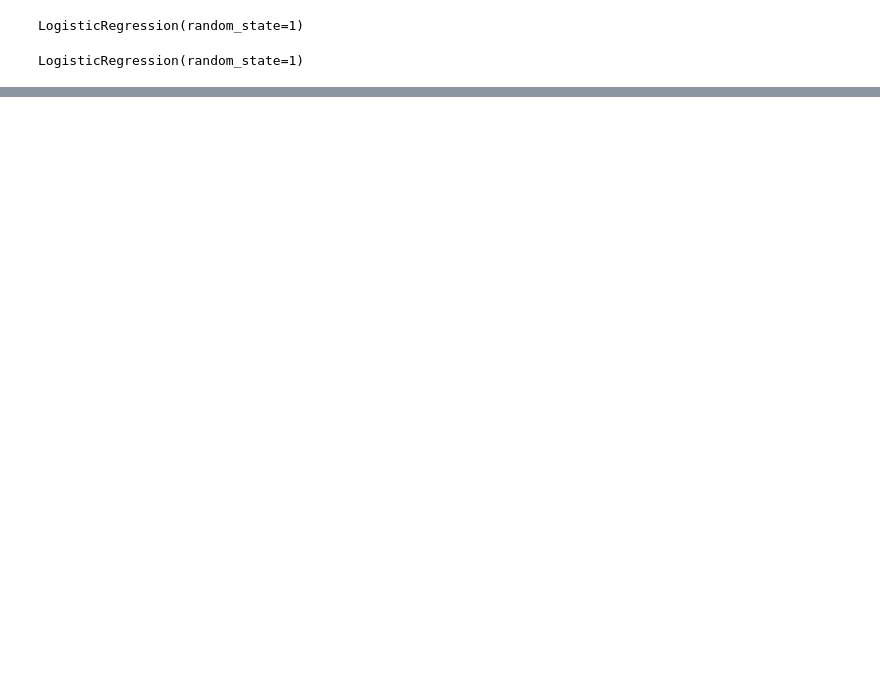
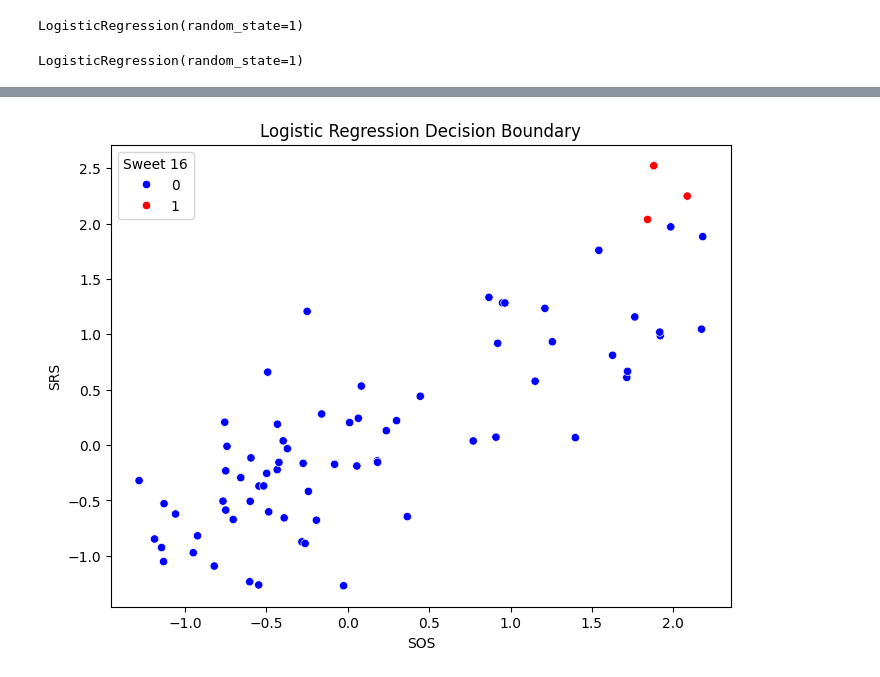
Before and after one commit to Melisa-Hodzic/projectFour, a Jupyter notebook: Scripts/Team4Project4MLModels_Master.ipynb, the cells around one changed output, grey strips where cells are left out. Drawn from its saved outputs; the diff is of its cells as text; code cells hidden in the pictures; blank space fills up the shorter version.

```diff
--- a/Scripts/Team4Project4MLModels_Master.ipynb
+++ b/Scripts/Team4Project4MLModels_Master.ipynb
@@ -273,0 +297,13 @@ print(f" Logistic regression model accuracy: {accuracy_score(y_test,y_pred):.3f}
+# %%
+import seaborn as sns
+# Visualize the decision boundary with accuracy information
+plt.figure(figsize=(8, 6))
+sns.scatterplot(x=X_test_scaled[:, 1], y=X_test_scaled[:, 2], hue=y_test, palette={
+                0: 'blue', 1: 'red'}, marker='o')
+plt.xlabel("SOS")
+plt.ylabel("SRS")
+plt.title("Logistic Regression Decision Boundary")
+plt.legend(title="Sweet 16", loc="upper left")
+plt.show()
+# %% [output]
+[figure, added]
```
Also changed, not shown: parts of 21 cells of this notebook.
